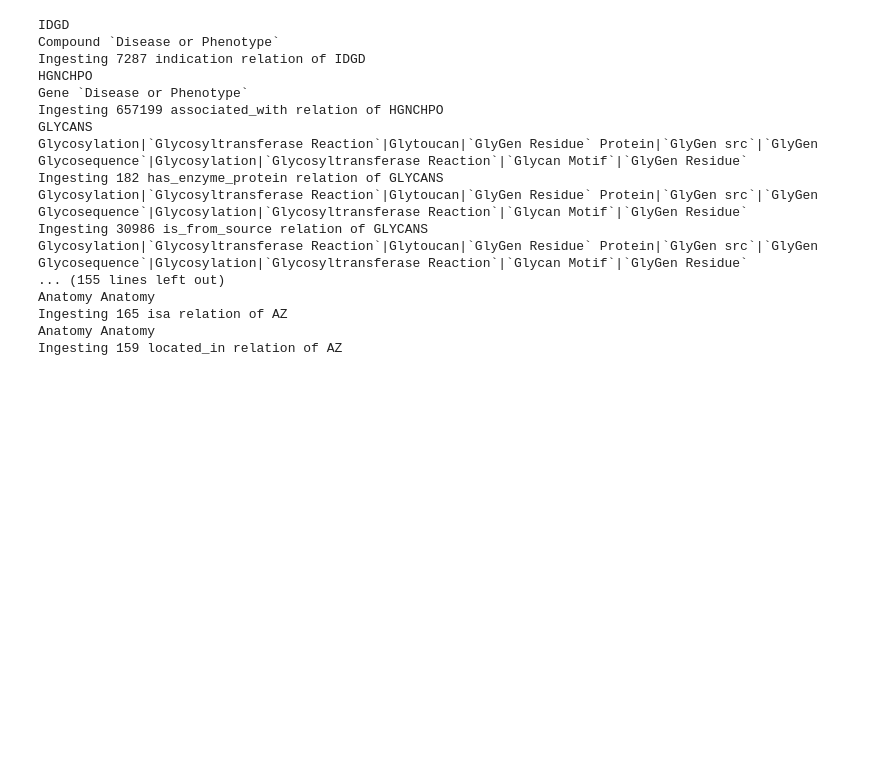
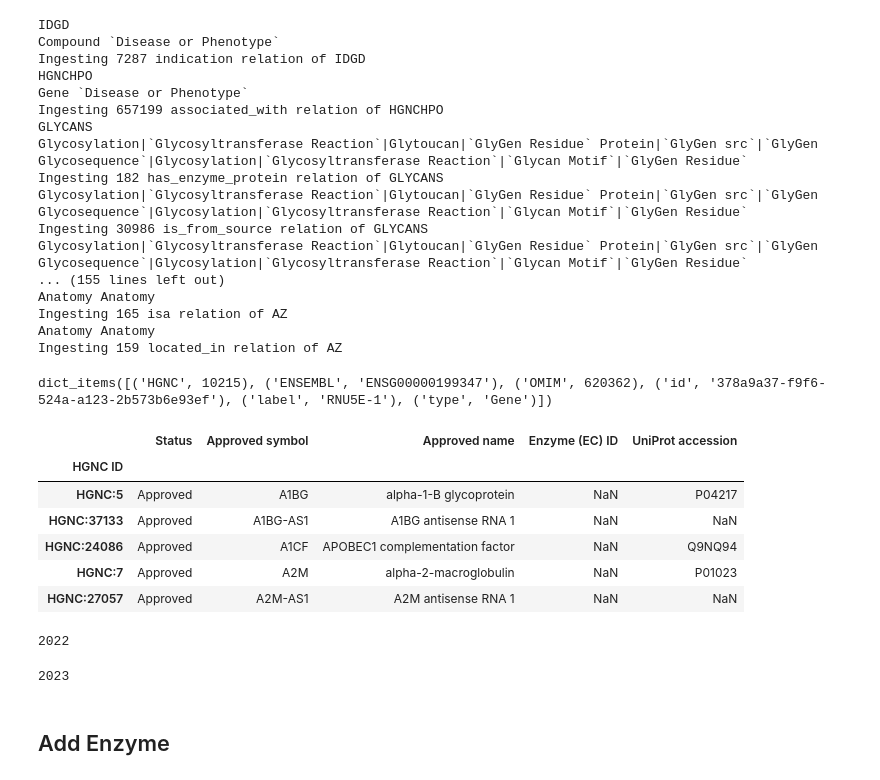
Before and after one commit to MaayanLab/datadistillery-kg, a Jupyter notebook: 0424Notebooks/ingestion_notebook.ipynb, the cells around one changed output. Saved outputs shown, nothing was run; the diff lists cells and outputs as text; code cells hidden in the pictures; blank space fills up the shorter version.

```diff
--- a/0424Notebooks/ingestion_notebook.ipynb
+++ b/0424Notebooks/ingestion_notebook.ipynb
@@ -362,0 +384,21 @@ total_edges
+# %%
+a.items()
+# %% [output]
+dict_items([('HGNC', 10215), ('ENSEMBL', 'ENSG00000199347'), ('OMIM', 620362), ('id', '378a9a37-f9f6-524a-a123-2b573b6e93ef'), ('label', 'RNU5E-1'), ('type', 'Gene')])
+# %%
+enzyme_genes = pd.read_csv('../dd_data/HGNC_genes.txt', sep="\t", index_col=0)
+# %%
+enzyme_genes.head()
+# %% [output]
+|  | Status | Approved symbol | Approved name | Enzyme (EC) ID | UniProt accession |
+| HGNC ID |  |  |  |  |  |
+| HGNC:5 | Approved | A1BG | alpha-1-B glycoprotein | NaN | P04217 |
+| HGNC:37133 | Approved | A1BG-AS1 | A1BG antisense RNA 1 | NaN | NaN |
+| HGNC:24086 | Approved | A1CF | APOBEC1 complementation factor | NaN | Q9NQ94 |
+| HGNC:7 | Approved | A2M | alpha-2-macroglobulin | NaN | P01023 |
+| HGNC:27057 | Approved | A2M-AS1 | A2M antisense RNA 1 | NaN | NaN |
+# %%
+enzyme_ids = [int(i.split(":")[1]) for i in enzyme_genes[~enzyme_genes['Enzyme (EC) ID'].isna()].index]
+len(enzyme_ids)
+# %% [output]
+2022
@@ -362,0 +419,4 @@ total_edges
+# %%
+len(records)
+# %% [output]
+2023
@@ -362,0 +427,2 @@ total_edges
+# %% [markdown]
+## Add Enzyme
```
Also changed, not shown: parts of 5 cells of this notebook.
